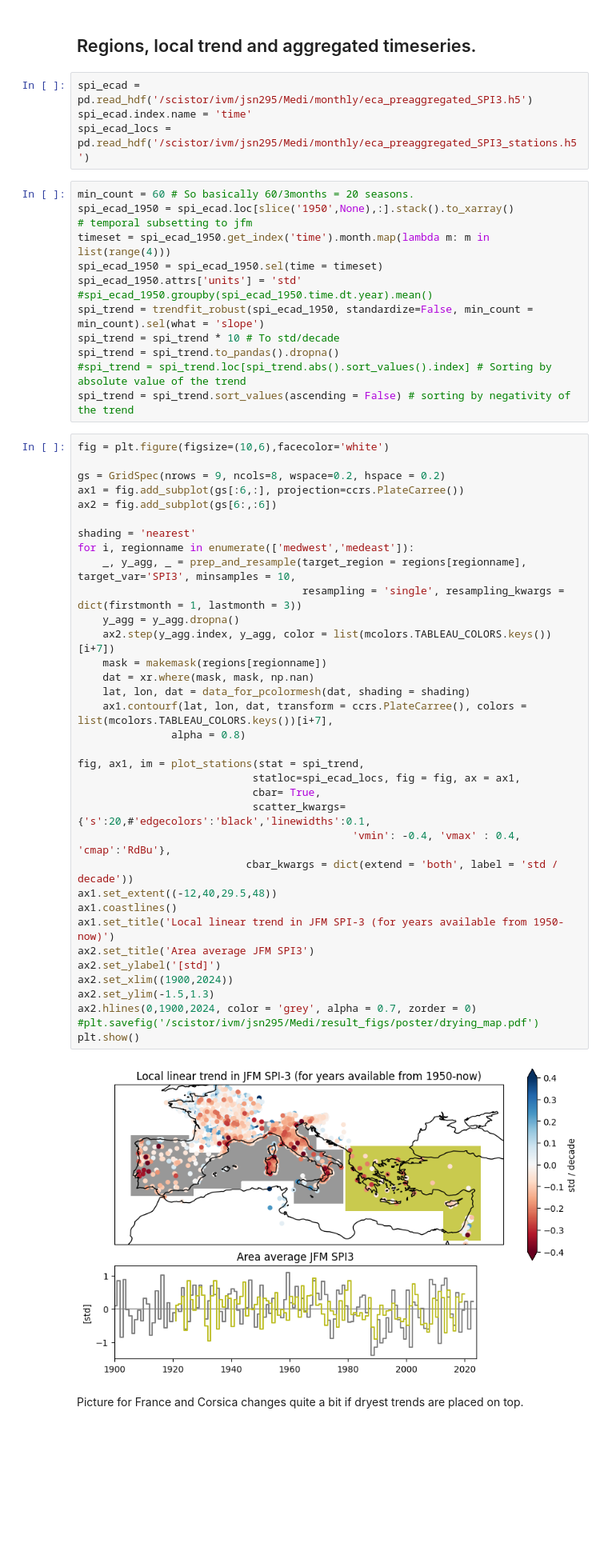
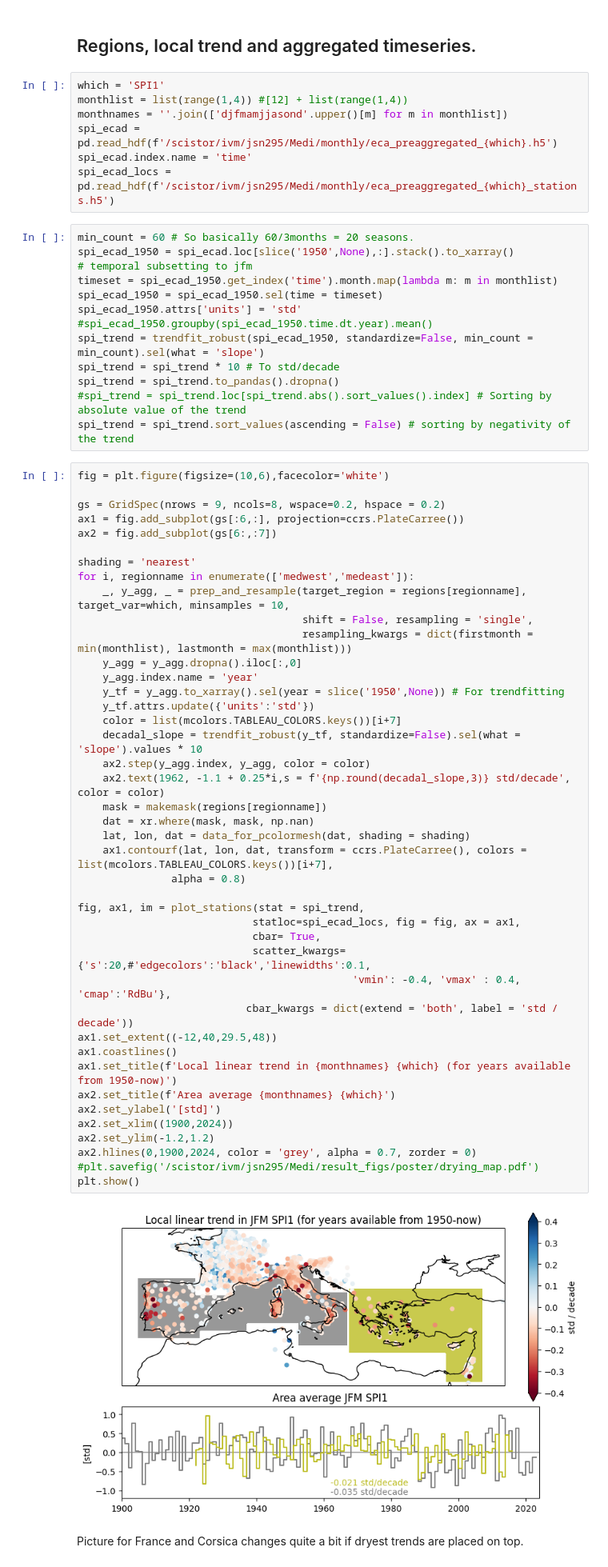
Before and after one commit to chiemvs/Medley, a Jupyter notebook: notebooks/Poster_plots.ipynb, the cells around one changed output. Shown at 80% size. Drawn from its saved outputs; the diff is of its cells as text; blank space fills up the shorter version.

```diff
--- a/notebooks/Poster_plots.ipynb
+++ b/notebooks/Poster_plots.ipynb
@@ -110,14 +110,17 @@ plt.show()
 # %% [markdown]
 ## Regions, local trend and aggregated timeseries.
 # %%
-spi_ecad = pd.read_hdf('/scistor/ivm/jsn295/Medi/monthly/eca_preaggregated_SPI3.h5')
+which = 'SPI1'
+monthlist = list(range(1,4)) #[12] + list(range(1,4))
+monthnames = ''.join(['djfmamjjasond'.upper()[m] for m in monthlist])
+spi_ecad = pd.read_hdf(f'/scistor/ivm/jsn295/Medi/monthly/eca_preaggregated_{which}.h5')
 spi_ecad.index.name = 'time'
-spi_ecad_locs = pd.read_hdf('/scistor/ivm/jsn295/Medi/monthly/eca_preaggregated_SPI3_stations.h5')
+spi_ecad_locs = pd.read_hdf(f'/scistor/ivm/jsn295/Medi/monthly/eca_preaggregated_{which}_stations.h5')
 # %%
 min_count = 60 # So basically 60/3months = 20 seasons.
 spi_ecad_1950 = spi_ecad.loc[slice('1950',None),:].stack().to_xarray()
 # temporal subsetting to jfm
-timeset = spi_ecad_1950.get_index('time').month.map(lambda m: m in list(range(4)))
+timeset = spi_ecad_1950.get_index('time').month.map(lambda m: m in monthlist)
 spi_ecad_1950 = spi_ecad_1950.sel(time = timeset)
 spi_ecad_1950.attrs['units'] = 'std'
 #spi_ecad_1950.groupby(spi_ecad_1950.time.dt.year).mean()
@@ -129,40 +132,47 @@ spi_trend = spi_trend.sort_values(ascending = False) # sorting by negativity of
 # %%
 fig = plt.figure(figsize=(10,6),facecolor='white')
 
 gs = GridSpec(nrows = 9, ncols=8, wspace=0.2, hspace = 0.2)
 ax1 = fig.add_subplot(gs[:6,:], projection=ccrs.PlateCarree())
-ax2 = fig.add_subplot(gs[6:,:6])
+ax2 = fig.add_subplot(gs[6:,:7])
 
 shading = 'nearest'
 for i, regionname in enumerate(['medwest','medeast']):
-    _, y_agg, _ = prep_and_resample(target_region = regions[regionname], target_var='SPI3', minsamples = 10,
-                                    resampling = 'single', resampling_kwargs = dict(firstmonth = 1, lastmonth = 3))
-    y_agg = y_agg.dropna()
-    ax2.step(y_agg.index, y_agg, color = list(mcolors.TABLEAU_COLORS.keys())[i+7])
+    _, y_agg, _ = prep_and_resample(target_region = regions[regionname], target_var=which, minsamples = 10,
+                                    shift = False, resampling = 'single',
+                                    resampling_kwargs = dict(firstmonth = min(monthlist), lastmonth = max(monthlist)))
+    y_agg = y_agg.dropna().iloc[:,0]
+    y_agg.index.name = 'year'
+    y_tf = y_agg.to_xarray().sel(year = slice('1950',None)) # For trendfitting
+    y_tf.attrs.update({'units':'std'})
+    color = list(mcolors.TABLEAU_COLORS.keys())[i+7]
+    decadal_slope = trendfit_robust(y_tf, standardize=False).sel(what = 'slope').values * 10
+    ax2.step(y_agg.index, y_agg, color = color)
+    ax2.text(1962, -1.1 + 0.25*i,s = f'{np.round(decadal_slope,3)} std/decade', color = color)
     mask = makemask(regions[regionname])
     dat = xr.where(mask, mask, np.nan)
     lat, lon, dat = data_for_pcolormesh(dat, shading = shading)
     ax1.contourf(lat, lon, dat, transform = ccrs.PlateCarree(), colors = list(mcolors.TABLEAU_COLORS.keys())[i+7],
                alpha = 0.8)
 
 fig, ax1, im = plot_stations(stat = spi_trend,
                             statloc=spi_ecad_locs, fig = fig, ax = ax1,
                             cbar= True,
                             scatter_kwargs={'s':20,#'edgecolors':'black','linewidths':0.1,
                                             'vmin': -0.4, 'vmax' : 0.4, 'cmap':'RdBu'},
                            cbar_kwargs = dict(extend = 'both', label = 'std / decade'))
 ax1.set_extent((-12,40,29.5,48))
 ax1.coastlines()
-ax1.set_title('Local linear trend in JFM SPI-3 (for years available from 1950-now)')
-ax2.set_title('Area average JFM SPI3')
+ax1.set_title(f'Local linear trend in {monthnames} {which} (for years available from 1950-now)')
+ax2.set_title(f'Area average {monthnames} {which}')
 ax2.set_ylabel('[std]')
 ax2.set_xlim((1900,2024))
-ax2.set_ylim(-1.5,1.3)
+ax2.set_ylim(-1.2,1.2)
 ax2.hlines(0,1900,2024, color = 'grey', alpha = 0.7, zorder = 0)
 #plt.savefig('/scistor/ivm/jsn295/Medi/result_figs/poster/drying_map.pdf')
 plt.show()
 # %% [output]
-[figure, old version]
+[figure, new version]
 # %% [markdown]
 Picture for France and Corsica changes quite a bit if dryest trends are placed on top.
 # %% [markdown]
```
Also changed, not shown: 2 other files.
